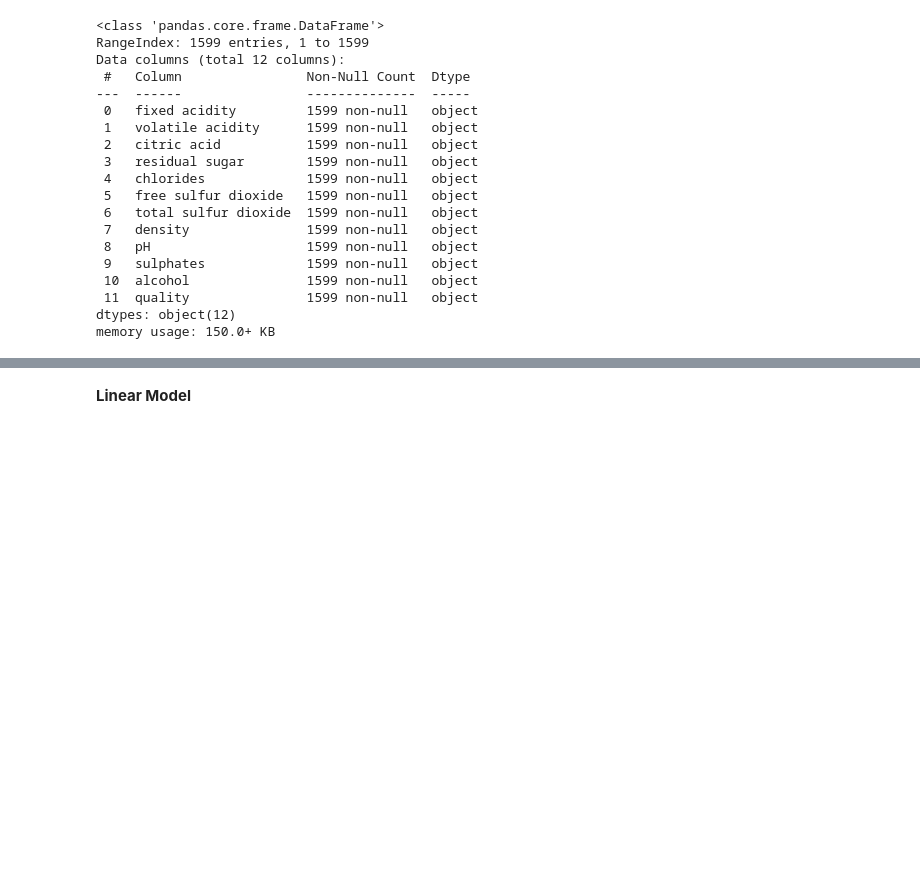
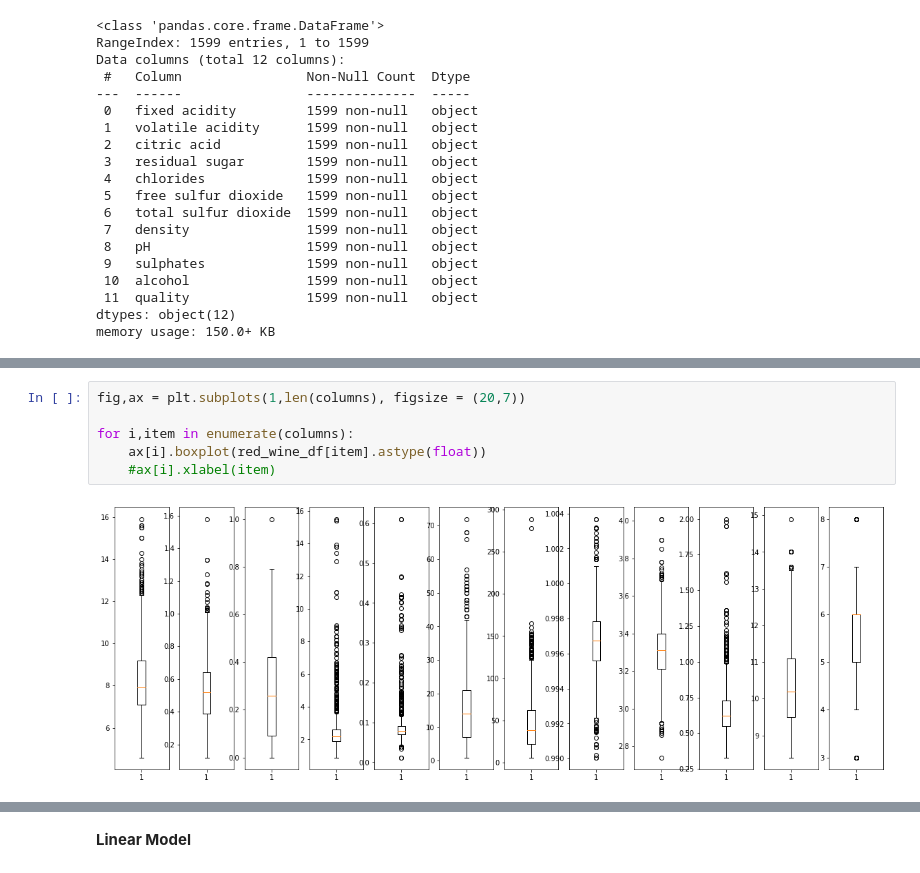
Before and after one commit to Ok3ks/Tabular_data, a Jupyter notebook: Red_wine_assess .ipynb, the cells around one changed output, grey strips where cells are left out. Saved outputs shown, nothing was run; the diff lists cells and outputs as text; blank space fills up the shorter version.

```diff
--- a/Red_wine_assess .ipynb
+++ b/Red_wine_assess .ipynb
@@ -45,0 +106,8 @@ memory usage: 150.0+ KB
+# %%
+fig,ax = plt.subplots(1,len(columns), figsize = (20,7))
+
+for i,item in enumerate(columns):
+    ax[i].boxplot(red_wine_df[item].astype(float))
+    #ax[i].xlabel(item)
+# %% [output]
+[figure, added]
```
Also changed, not shown: parts of 39 cells of this notebook, 3 other files.
